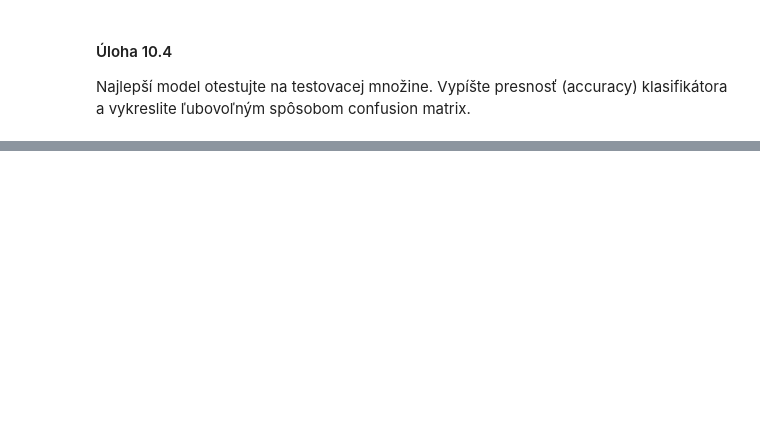
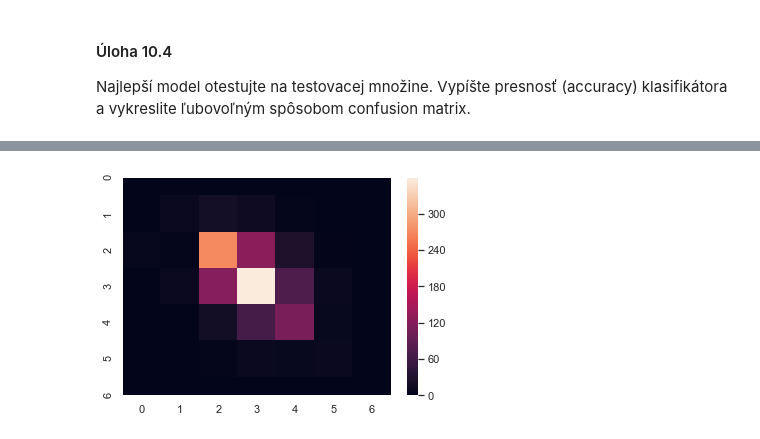
Before and after one commit to InuTao/moje_WDA, a Jupyter notebook: 10/notebooks/cvicenie10.ipynb, the cells around one changed output, grey strips where cells are left out. Saved outputs shown, nothing was run; the diff lists cells and outputs as text; code cells hidden in the pictures; blank space fills up the shorter version.

```diff
--- a/10/notebooks/cvicenie10.ipynb
+++ b/10/notebooks/cvicenie10.ipynb
@@ -307,0 +336,5 @@ Rozdeľte pripravený dataset na trénovaciu a testovaciu množinu v pomere 80/2
+# %%
+X_joined = joined.drop('quality', axis=1)
+y_joined = joined['quality']
+#print(X_joined.shape)
+y_joined.head
@@ -308,3 +354,6 @@ Rozdeľte pripravený dataset na trénovaciu a testovaciu množinu v pomere 80/2
+# %%
+from sklearn.model_selection import train_test_split
+X_train, X_test, y_train, y_test = train_test_split(X_joined, y_joined, test_size=0.2, random_state=1)
 # %% [markdown]
 #### Úloha 10.3
 
@@ -313,0 +361,7 @@ Natrénujte model k-NN na trénovacej množine so zvolenou hodnotou parametra `k
+# %%
+from sklearn.neighbors import KNeighborsClassifier
+model = KNeighborsClassifier(n_neighbors=1)
+
+model.fit(X_train, y_train)
+
+y_model = model.predict(X_test)
@@ -319,0 +392,5 @@ Najlepší model otestujte na testovacej množine. Vypíšte presnosť (accuracy
+# %%
+from sklearn.metrics import confusion_matrix
+
+cm = confusion_matrix(y_test, y_model)
+print(cm)
@@ -319,0 +405,4 @@ Najlepší model otestujte na testovacej množine. Vypíšte presnosť (accuracy
+# %%
+g = sns.heatmap(cm)
+# %% [output]
+[figure, added]
```
Also changed, not shown: parts of 12 cells of this notebook, 4 other files.
